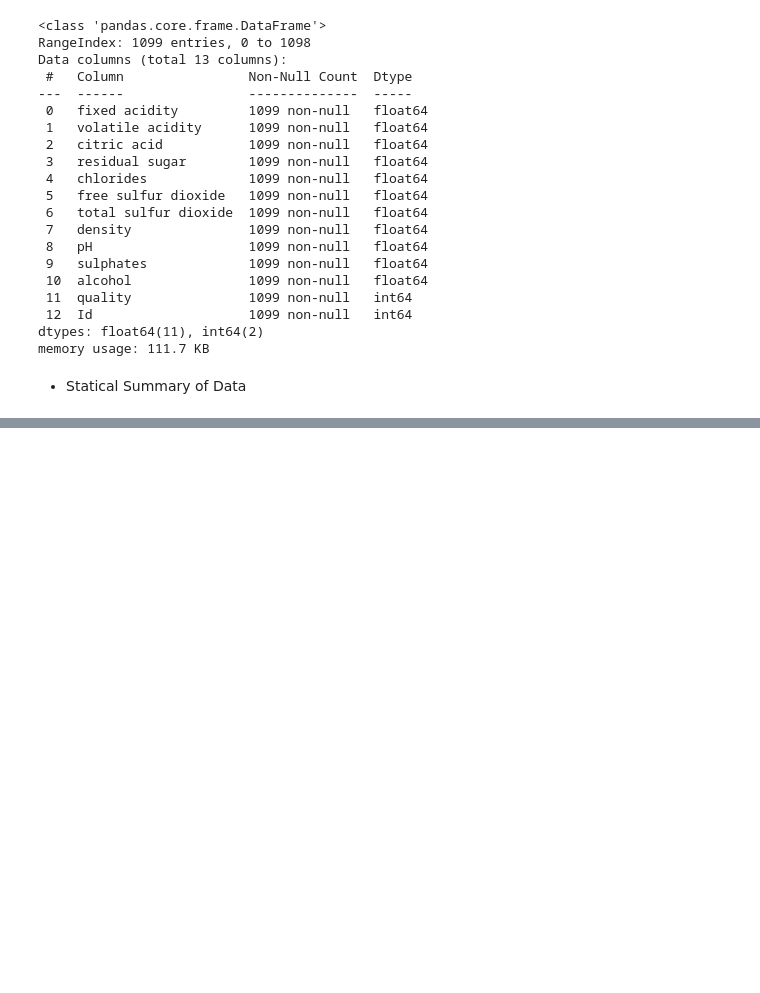
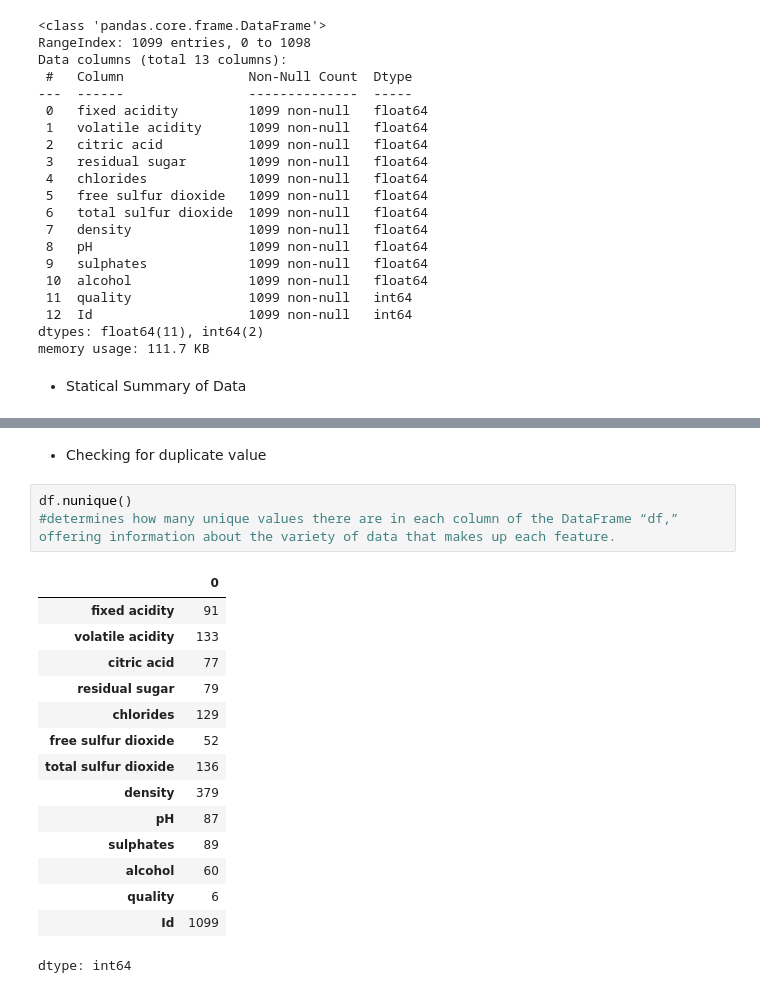
Before and after one commit to avinash2302res07/Insights-into-Wine-Quality-through-Exploratory-Data-Analysis, a Jupyter notebook: Insights_into_Wine_Quality_through_Exploratory_Data_Analysis.ipynb, the cells around one changed output, grey strips where cells are left out. Saved outputs shown, nothing was run; the diff lists cells and outputs as text; blank space fills up the shorter version.

```diff
--- a/Insights_into_Wine_Quality_through_Exploratory_Data_Analysis.ipynb
+++ b/Insights_into_Wine_Quality_through_Exploratory_Data_Analysis.ipynb
@@ -80,0 +121,21 @@ df.describe()
+# %% [markdown]
+* Checking for duplicate value
+# %%
+df.nunique()
+#determines how many unique values there are in each column of the DataFrame “df,” offering information about the variety of data that makes up each feature.
+# %% [output]
+|  | 0 |
+| fixed acidity | 91 |
+| volatile acidity | 133 |
+| citric acid | 77 |
+| residual sugar | 79 |
+| chlorides | 129 |
+| free sulfur dioxide | 52 |
+| total sulfur dioxide | 136 |
+| density | 379 |
+| pH | 87 |
+| sulphates | 89 |
+| alcohol | 60 |
+| quality | 6 |
+| Id | 1099 |
+dtype: int64
```
Also changed, not shown: parts of 4 cells of this notebook.
